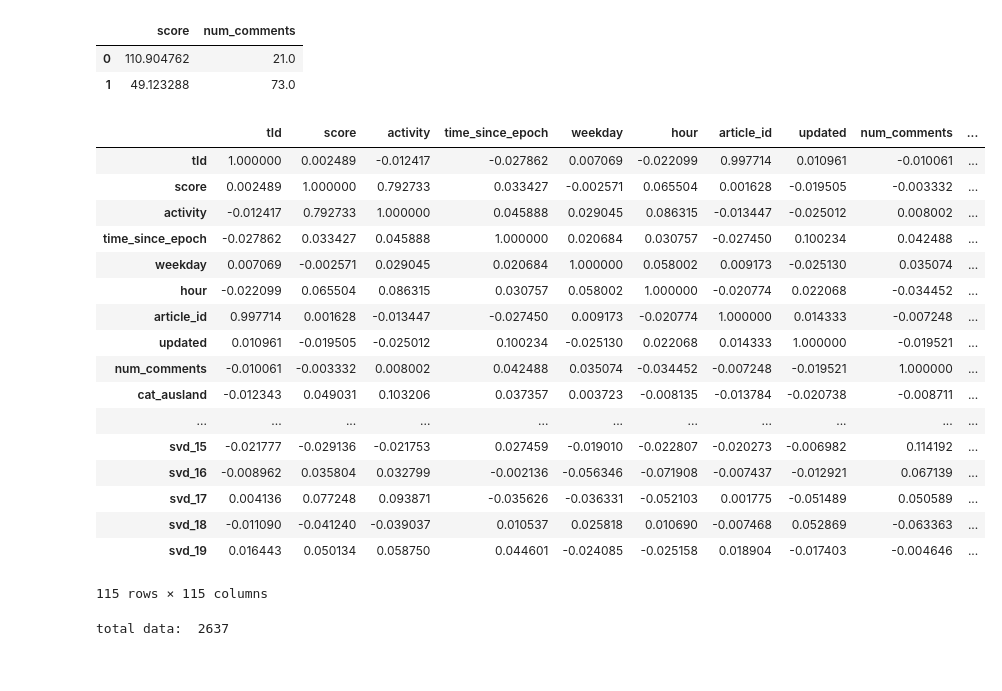
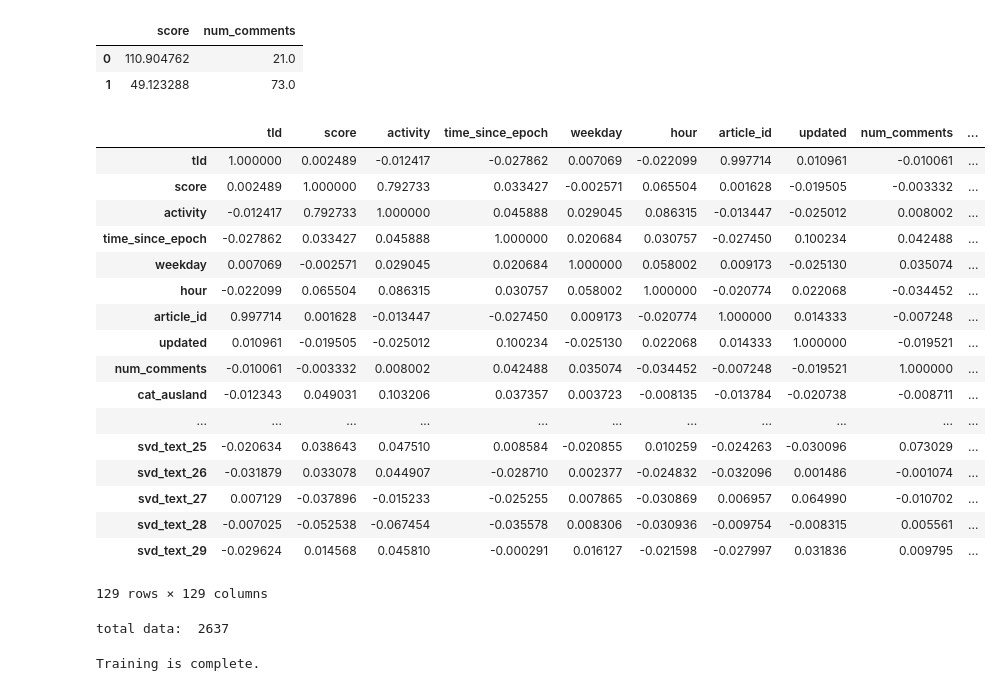
Before and after one commit to fdelia/bots, a Jupyter notebook: 6_predict_response_to_article_stacked.ipynb, the cells around one changed output. Cells and saved outputs as stored; diff of their text form; code cells hidden in the pictures.

```diff
--- a/6_predict_response_to_article_stacked.ipynb
+++ b/6_predict_response_to_article_stacked.ipynb
@@ -123,46 +123,59 @@ stop_words = stop_words.lower().split(', ')
 from sklearn.feature_extraction.text import TfidfVectorizer
 from sklearn.decomposition import TruncatedSVD
 
-vect = TfidfVectorizer(stop_words=stop_words)
+# not sure if I have to reintialize the Vectorizer and SVD every time to reset
+vect = TfidfVectorizer(stop_words=stop_words, min_df=3, max_df=0.6)
+res = vect.fit_transform(df[['header']].values.ravel())
+svd = TruncatedSVD(n_components=30, n_iter=7)
+res = svd.fit_transform(res)
+res = pd.DataFrame(res).add_prefix('svd_header_')
+df = pd.concat([df, res], axis=1)
+
+vect = TfidfVectorizer(stop_words=stop_words, min_df=3, max_df=0.6)
+res = vect.fit_transform(df[['sub']].values.ravel())
+svd = TruncatedSVD(n_components=30, n_iter=7)
+res = svd.fit_transform(res)
+res = pd.DataFrame(res).add_prefix('svd_sub_')
+df = pd.concat([df, res], axis=1)
+
+vect = TfidfVectorizer(stop_words=stop_words, min_df=3, max_df=0.6)
 res = vect.fit_transform(df[['text']].values.ravel())
-
-svd = TruncatedSVD(n_components=20, n_iter=5)
+svd = TruncatedSVD(n_components=30, n_iter=7)
 res = svd.fit_transform(res)
-
-res = pd.DataFrame(res).add_prefix('svd_')
+res = pd.DataFrame(res).add_prefix('svd_text_')
 df = pd.concat([df, res], axis=1)
 
 # Memory optimization
 # Technical stuff, contributes nothing to analysis
 conv = df.select_dtypes(include=['int', 'float']).apply(pd.to_numeric,downcast='unsigned')
 df[conv.columns] = conv
 
 # Get pearson co-efficients
 df.corr()
 #df.info()
 #colormap = plt.cm.viridis
 #plt.figure(figsize=(12,12))
 #plt.title('Pearson Correlation of Features', y=1.05, size=15)
 #sns.heatmap(df.corr(),linewidths=0.1,vmax=1.0, square=True, cmap=colormap, linecolor='white', annot=True)
 # %% [output]
 |  | tId | score | activity | time_since_epoch | weekday | hour | article_id | updated | num_comments | ... |
 | tId | 1.000000 | 0.002489 | -0.012417 | -0.027862 | 0.007069 | -0.022099 | 0.997714 | 0.010961 | -0.010061 | ... |
 | score | 0.002489 | 1.000000 | 0.792733 | 0.033427 | -0.002571 | 0.065504 | 0.001628 | -0.019505 | -0.003332 | ... |
 | activity | -0.012417 | 0.792733 | 1.000000 | 0.045888 | 0.029045 | 0.086315 | -0.013447 | -0.025012 | 0.008002 | ... |
 | time_since_epoch | -0.027862 | 0.033427 | 0.045888 | 1.000000 | 0.020684 | 0.030757 | -0.027450 | 0.100234 | 0.042488 | ... |
 | weekday | 0.007069 | -0.002571 | 0.029045 | 0.020684 | 1.000000 | 0.058002 | 0.009173 | -0.025130 | 0.035074 | ... |
 | hour | -0.022099 | 0.065504 | 0.086315 | 0.030757 | 0.058002 | 1.000000 | -0.020774 | 0.022068 | -0.034452 | ... |
 | article_id | 0.997714 | 0.001628 | -0.013447 | -0.027450 | 0.009173 | -0.020774 | 1.000000 | 0.014333 | -0.007248 | ... |
 | updated | 0.010961 | -0.019505 | -0.025012 | 0.100234 | -0.025130 | 0.022068 | 0.014333 | 1.000000 | -0.019521 | ... |
 | num_comments | -0.010061 | -0.003332 | 0.008002 | 0.042488 | 0.035074 | -0.034452 | -0.007248 | -0.019521 | 1.000000 | ... |
 | cat_ausland | -0.012343 | 0.049031 | 0.103206 | 0.037357 | 0.003723 | -0.008135 | -0.013784 | -0.020738 | -0.008711 | ... |
 | ... | ... | ... | ... | ... | ... | ... | ... | ... | ... | ... |
-| svd_15 | -0.021777 | -0.029136 | -0.021753 | 0.027459 | -0.019010 | -0.022807 | -0.020273 | -0.006982 | 0.114192 | ... |
-| svd_16 | -0.008962 | 0.035804 | 0.032799 | -0.002136 | -0.056346 | -0.071908 | -0.007437 | -0.012921 | 0.067139 | ... |
-| svd_17 | 0.004136 | 0.077248 | 0.093871 | -0.035626 | -0.036331 | -0.052103 | 0.001775 | -0.051489 | 0.050589 | ... |
-| svd_18 | -0.011090 | -0.041240 | -0.039037 | 0.010537 | 0.025818 | 0.010690 | -0.007468 | 0.052869 | -0.063363 | ... |
-| svd_19 | 0.016443 | 0.050134 | 0.058750 | 0.044601 | -0.024085 | -0.025158 | 0.018904 | -0.017403 | -0.004646 | ... |
+| svd_text_25 | -0.020634 | 0.038643 | 0.047510 | 0.008584 | -0.020855 | 0.010259 | -0.024263 | -0.030096 | 0.073029 | ... |
+| svd_text_26 | -0.031879 | 0.033078 | 0.044907 | -0.028710 | 0.002377 | -0.024832 | -0.032096 | 0.001486 | -0.001074 | ... |
+| svd_text_27 | 0.007129 | -0.037896 | -0.015233 | -0.025255 | 0.007865 | -0.030869 | 0.006957 | 0.064990 | -0.010702 | ... |
+| svd_text_28 | -0.007025 | -0.052538 | -0.067454 | -0.035578 | 0.008306 | -0.030936 | -0.009754 | -0.008315 | 0.005561 | ... |
+| svd_text_29 | -0.029624 | 0.014568 | 0.045810 | -0.000291 | 0.016127 | -0.021598 | -0.027997 | 0.031836 | 0.009795 | ... |
-115 rows × 115 columns
+129 rows × 129 columns
 # %%
 # Do splits
 
@@ -229,12 +242,14 @@ total data:  2637
 # %%
 from sklearn.ensemble import RandomForestRegressor, AdaBoostRegressor, GradientBoostingRegressor, ExtraTreesRegressor
 from sklearn.svm import SVR
+# TODO add cv grid search for parameters
 
 # Put in our parameters for said classifiers
 # Random Forest parameters
+n_estimators = 500   # was 500
 rf_params = {
     'n_jobs': -1,
-    'n_estimators': 500,
+    'n_estimators': n_estimators,
      'warm_start': True,
      #'max_features': 0.2,
     'max_depth': 6,
@@ -246,7 +261,7 @@ rf_params = {
 # Extra Trees Parameters
 et_params = {
     'n_jobs': -1,
-    'n_estimators':500,
+    'n_estimators': n_estimators,
     #'max_features': 0.5,
     'max_depth': 8,
     'min_samples_leaf': 2,
@@ -255,13 +270,13 @@ et_params = {
 
 # AdaBoost parameters
 ada_params = {
-    'n_estimators': 500,
+    'n_estimators': n_estimators,
     'learning_rate' : 0.75
 }
 
 # Gradient Boosting parameters
 gb_params = {
-    'n_estimators': 500,
+    'n_estimators': n_estimators,
      #'max_features': 0.2,
     'max_depth': 5,
     'min_samples_leaf': 2,
@@ -269,6 +284,7 @@ gb_params = {
 }
 
 # Support Vector Classifier parameters
+# - training is very slow, use approximation of kernel matrix?
 svr_params = {
     'kernel' : 'linear',
     'C' : 0.025
@@ -279,13 +295,15 @@ rf = SklearnHelper(clf=RandomForestRegressor, seed=SEED, params=rf_params)
 et = SklearnHelper(clf=ExtraTreesRegressor, seed=SEED, params=et_params)
 ada = SklearnHelper(clf=AdaBoostRegressor, seed=SEED, params=ada_params)
 gb = SklearnHelper(clf=GradientBoostingRegressor, seed=SEED, params=gb_params)
-svr = SklearnHelper(clf=SVR, params=svr_params) # SVR has no "random_state"
+#svr = SklearnHelper(clf=SVR, params=svr_params) # SVR has no "random_state"
 
 # Create our OOF train and test predictions. These base results will be used as new features
 et_oof_train, et_oof_test = get_oof(et) # Extra Trees
 rf_oof_train, rf_oof_test = get_oof(rf) # Random Forest
 ada_oof_train, ada_oof_test = get_oof(ada) # AdaBoost
 gb_oof_train, gb_oof_test = get_oof(gb) # Gradient Boost
-svr_oof_train, svr_oof_test = get_oof(svr) # Support Vector Classifier
+#svr_oof_train, svr_oof_test = get_oof(svr) # Support Vector Classifier
 
 print("Training is complete.")
+# %% [output]
+Training is complete.
```
Also changed, not shown: parts of 7 cells of this notebook.
